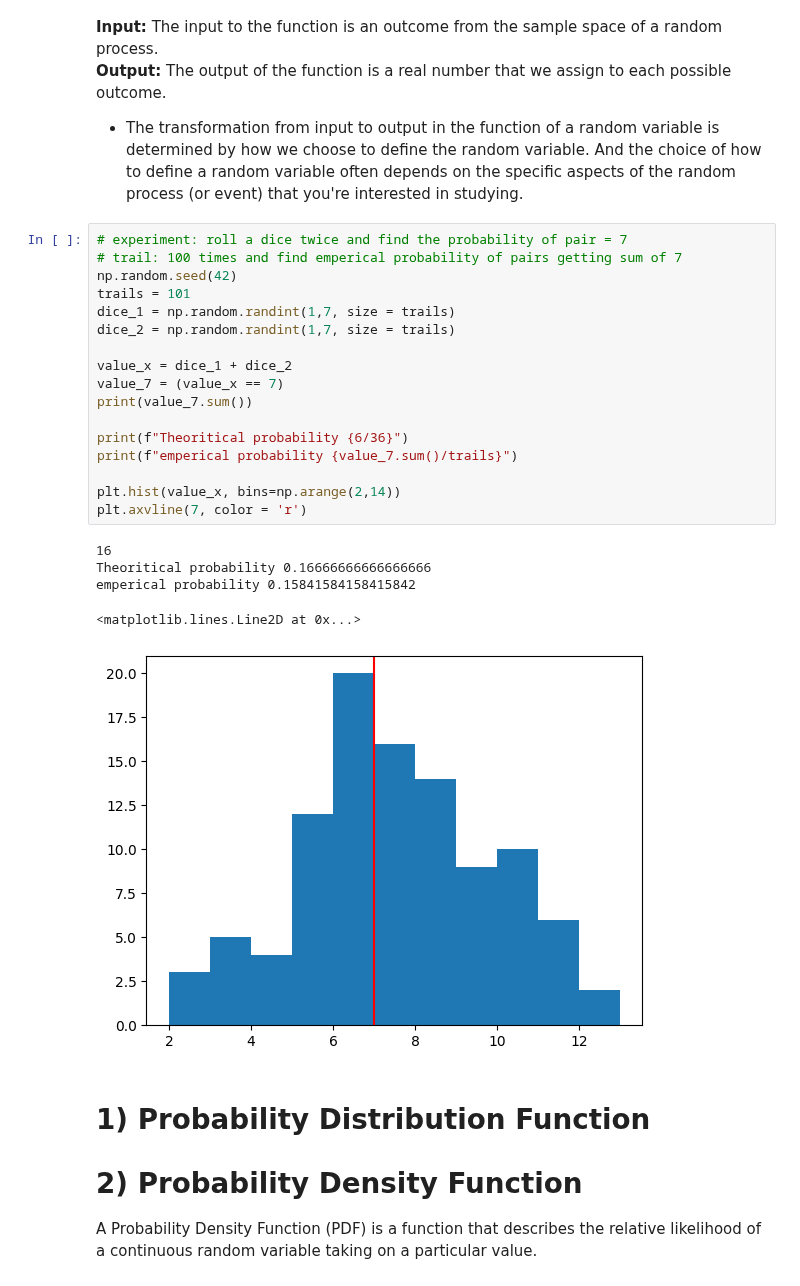
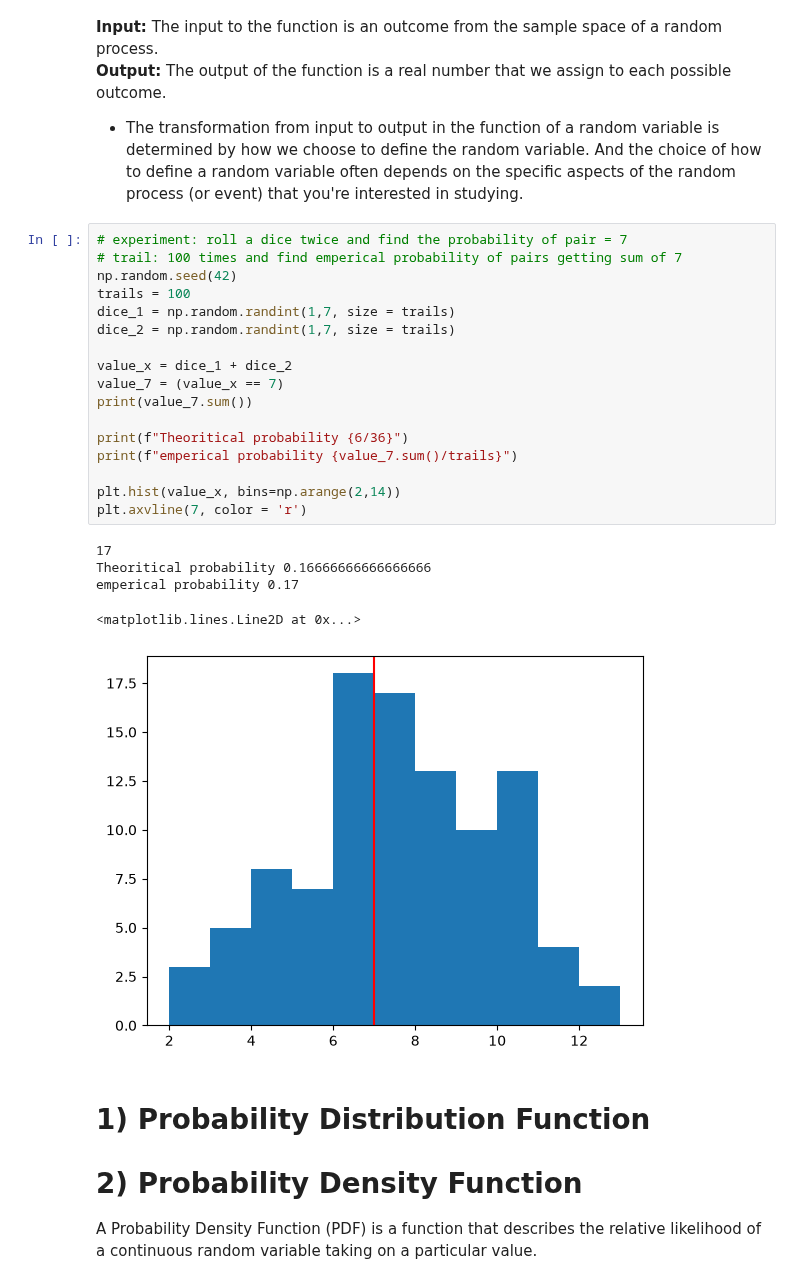
Before and after one commit to memonY49/SMIT-AI-DS-Batch-4, a Jupyter notebook: Statistics_practice.ipynb, the cells around one changed output. Drawn from its saved outputs; the diff is of its cells as text.

```diff
--- a/Statistics_practice.ipynb
+++ b/Statistics_practice.ipynb
@@ -450,26 +445,26 @@ of the random process (or event) that you're interested in studying.
 # %%
 # experiment: roll a dice twice and find the probability of pair = 7
 # trail: 100 times and find emperical probability of pairs getting sum of 7
 np.random.seed(42)
-trails = 101
+trails = 100
 dice_1 = np.random.randint(1,7, size = trails)
 dice_2 = np.random.randint(1,7, size = trails)
 
 value_x = dice_1 + dice_2
 value_7 = (value_x == 7)
 print(value_7.sum())
 
 print(f"Theoritical probability {6/36}")
 print(f"emperical probability {value_7.sum()/trails}")
 
 plt.hist(value_x, bins=np.arange(2,14))
 plt.axvline(7, color = 'r')
 # %% [output]
-16
+17
 Theoritical probability 0.16666666666666666
-emperical probability 0.15841584158415842
+emperical probability 0.17
 <matplotlib.lines.Line2D at 0x...>
-[figure, old version]
+[figure, new version]
 # %% [markdown]
 # 1) Probability Distribution Function
 # 2) Probability Density Function
```
Also changed, not shown: parts of 4 cells of this notebook.
